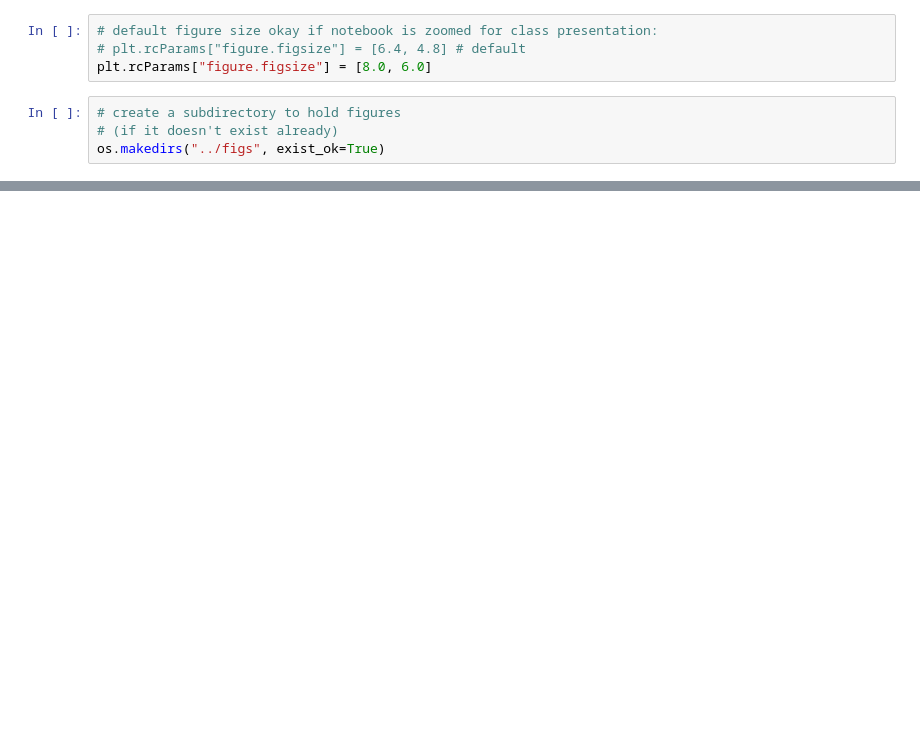
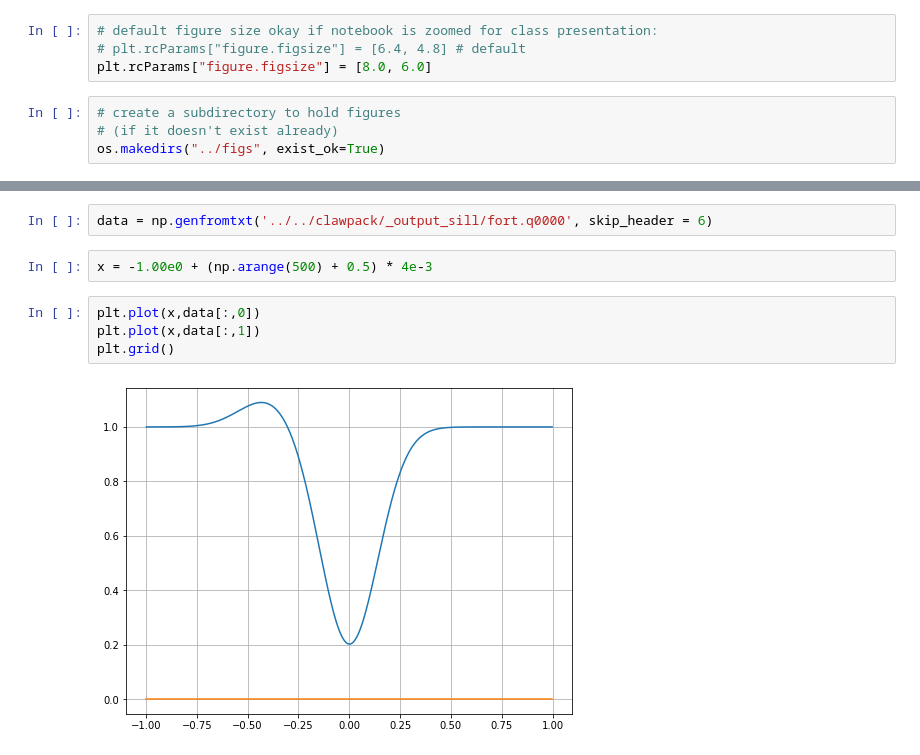
Before and after one commit to sirpipat/tsunami-modelling, a Jupyter notebook: src/NewGround.ipynb, the cells around one changed output, grey strips where cells are left out. Drawn from its saved outputs; the diff is of its cells as text; blank space fills up the shorter version.

```diff
--- a/src/NewGround.ipynb
+++ b/src/NewGround.ipynb
@@ -540,0 +91,10 @@ ocean.simulate(CFL, MAX_STEPS, times, output_directory)
+# %%
+data = np.genfromtxt('../../clawpack/_output_sill/fort.q0000', skip_header = 6)
+# %%
+x = -1.00e0 + (np.arange(500) + 0.5) * 4e-3
+# %%
+plt.plot(x,data[:,0])
+plt.plot(x,data[:,1])
+plt.grid()
+# %% [output]
+[figure, added]
```
Also changed, not shown: parts of 106 cells of this notebook, 7 other files.
